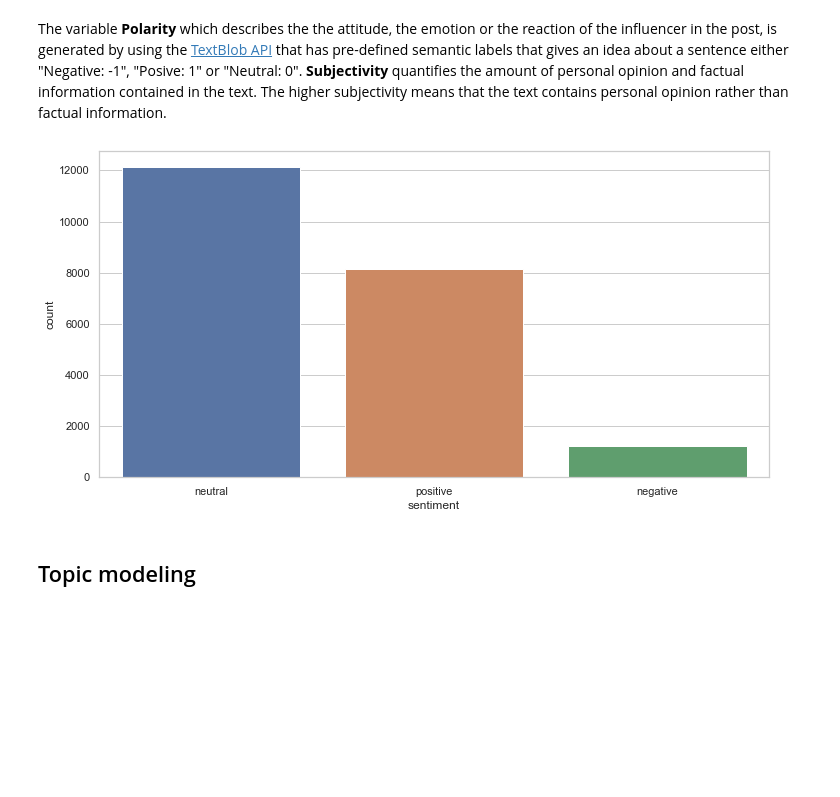
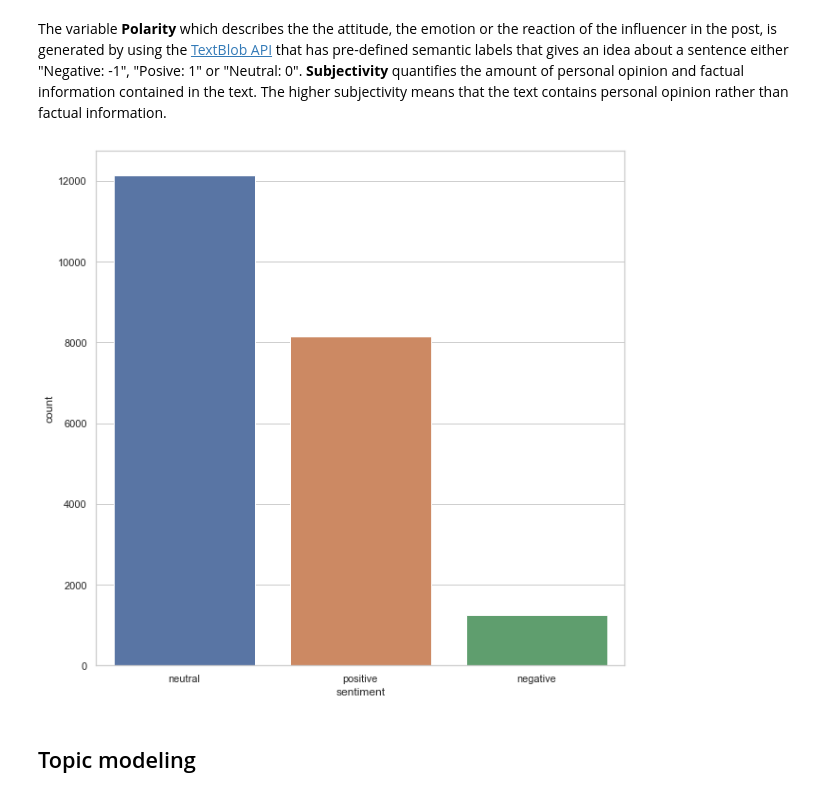
Before and after one commit to BadrAlpha07/Data-Camp-Project, a Jupyter notebook: engagement_rate_starting_kit.ipynb, the cells around one changed output. Saved outputs shown, nothing was run; the diff lists cells and outputs as text; code cells hidden in the pictures; blank space fills up the shorter version.

```diff
--- a/engagement_rate_starting_kit.ipynb
+++ b/engagement_rate_starting_kit.ipynb
@@ -197,7 +197,6 @@ The influencers list has been taken from the [50 most followed accounts](https:/
 ## Load data
 # %%
 df = pd.read_csv("data/3_clean_data/data_inst.csv")
-df = df.drop(columns=['Unnamed: 0'])
 df.shape
 # %% [output]
 (21537, 14)
@@ -285,0 +358,7 @@ plt.show()
+# %%
+hours_day = list(range(0,24))
+days_chunk = {}
+for i in range(len(hours_day)):
+    if(i+1)%4 == 0:
+        days_chunk[str(i-3) +"-" + str(i)] = hours_day[i-3:i+1]
+days_chunk
@@ -285,0 +372,7 @@ plt.show()
+# %%
+days_keys= list(days_chunk.keys())
+days_values= list(days_chunk.values())
+# print(days_keys)
+# print(days_values)
+df["hour_range"] = df.hour.apply(lambda x: days_keys[np.where(([x in l for l in days_values]))[0][0]])
+df.hour_range.value_counts()
@@ -297,8 +416,2 @@ plt.show()
 # %% [output]
 [figure]
-# %%
-date_strings = []
-for i in range(df.shape[0]):
-    d, m, y = df.loc[i,'day'], df.loc[i,'month'], df.loc[i,'year']
-    date_strings.append('{}-{}-{}'.format(d,m,y))
-df['Date'] = pd.Series([pd.to_datetime(date, format='%d-%m-%Y') for date in date_strings])
@@ -405,11 +574,11 @@ def sentimental_analysis(polarity_desc):
 # %%
 polarity_desc['sentiment'] = polarity_desc.apply(sentimental_analysis, axis=1)
 df = pd.concat([df, polarity_desc[['polarity','subjectivity','sentiment']]], axis=1)
-plt.figure(figsize=(12,6))
+plt.figure(figsize=(10,10))
 sns.set_style("whitegrid")
 ax = sns.countplot(x="sentiment", data=polarity_desc)
 # %% [output]
-[figure, old version]
+[figure, new version]
 # %% [markdown]
 ## Topic modeling
 # %% [markdown]
```
Also changed, not shown: parts of 39 cells of this notebook.
